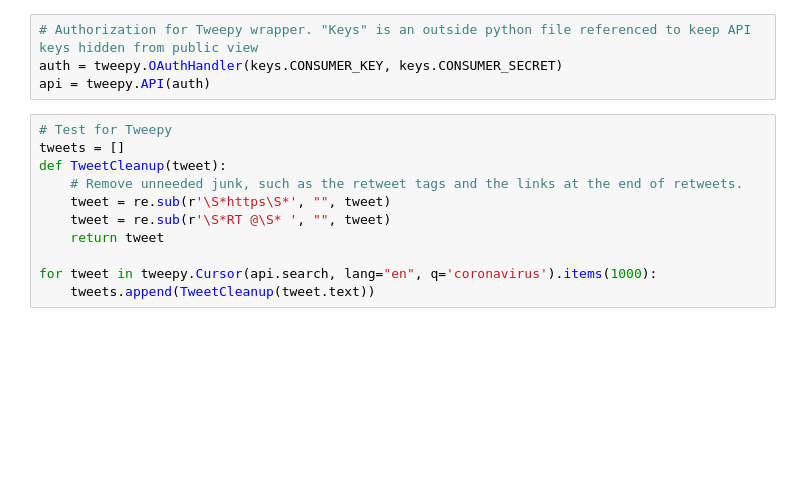
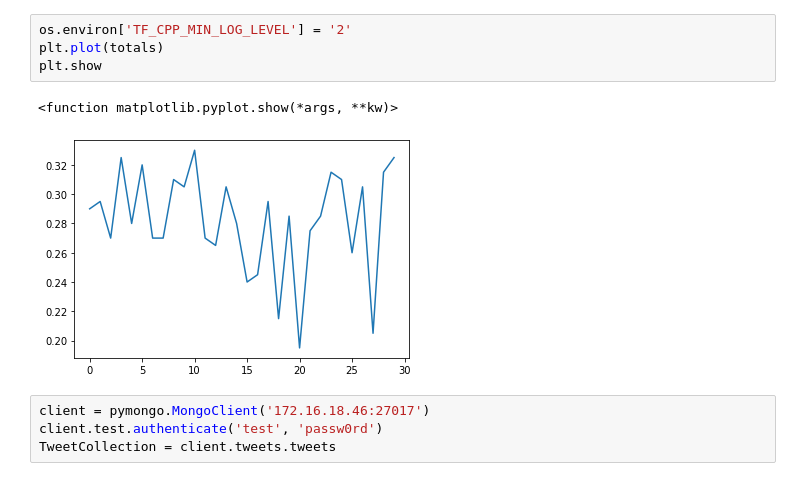
Before and after one commit to CaowardlyLion/SentimentPredictor, a Jupyter notebook: jupyter/Twitter-Clustering/TwitterGrabber.ipynb, the cells around one changed output. Cells and saved outputs as stored; diff of their text form; blank space fills up the shorter version.

```diff
--- a/jupyter/Twitter-Clustering/TwitterGrabber.ipynb
+++ b/jupyter/Twitter-Clustering/TwitterGrabber.ipynb
@@ -18,15 +19,11 @@ WARNING:tensorflow:From /usr/local/lib/python3.7/dist-packages/bert/optimization
-# %%
-# Authorization for Tweepy wrapper. "Keys" is an outside python file referenced to keep API keys hidden from public view
-auth = tweepy.OAuthHandler(keys.CONSUMER_KEY, keys.CONSUMER_SECRET)
-api = tweepy.API(auth)
-# %%
-# Test for Tweepy
-tweets = []
-def TweetCleanup(tweet):
-    # Remove unneeded junk, such as the retweet tags and the links at the end of retweets.
-    tweet = re.sub(r'\S*https\S*', "", tweet)
-    tweet = re.sub(r'\S*RT @\S* ', "", tweet)
-    return tweet
-
-for tweet in tweepy.Cursor(api.search, lang="en", q='coronavirus').items(1000):
-    tweets.append(TweetCleanup(tweet.text))
+# %%
+os.environ['TF_CPP_MIN_LOG_LEVEL'] = '2'
+plt.plot(totals)
+plt.show
+# %% [output]
+<function matplotlib.pyplot.show(*args, **kw)>
+[figure, added]
+# %%
+client = pymongo.MongoClient('172.16.18.46:27017')
+client.test.authenticate('test', 'passw0rd')
+TweetCollection = client.tweets.tweets
```
Also changed, not shown: parts of 15 cells of this notebook, 1 other file.
